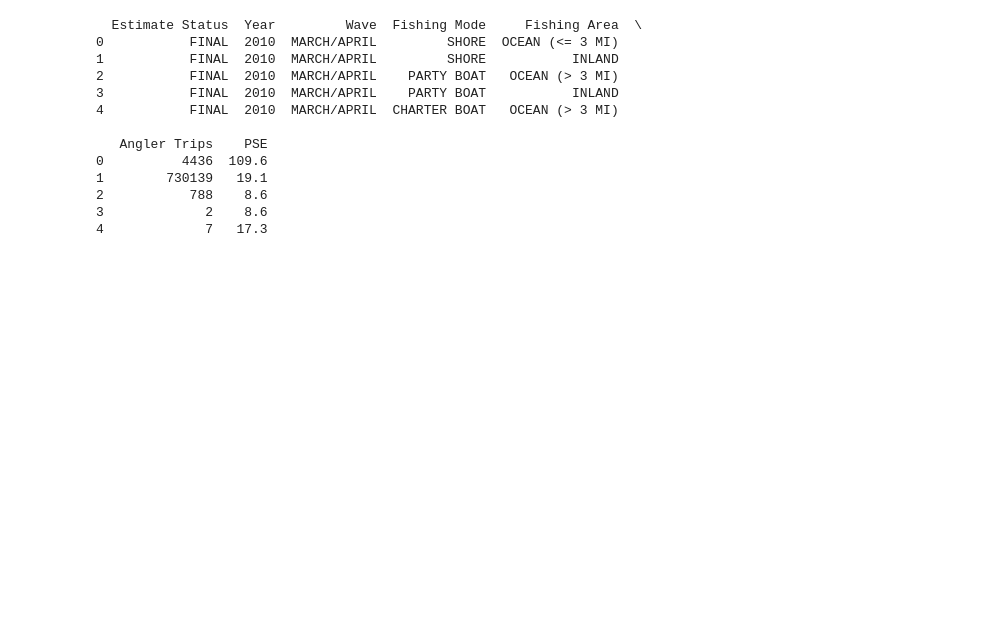
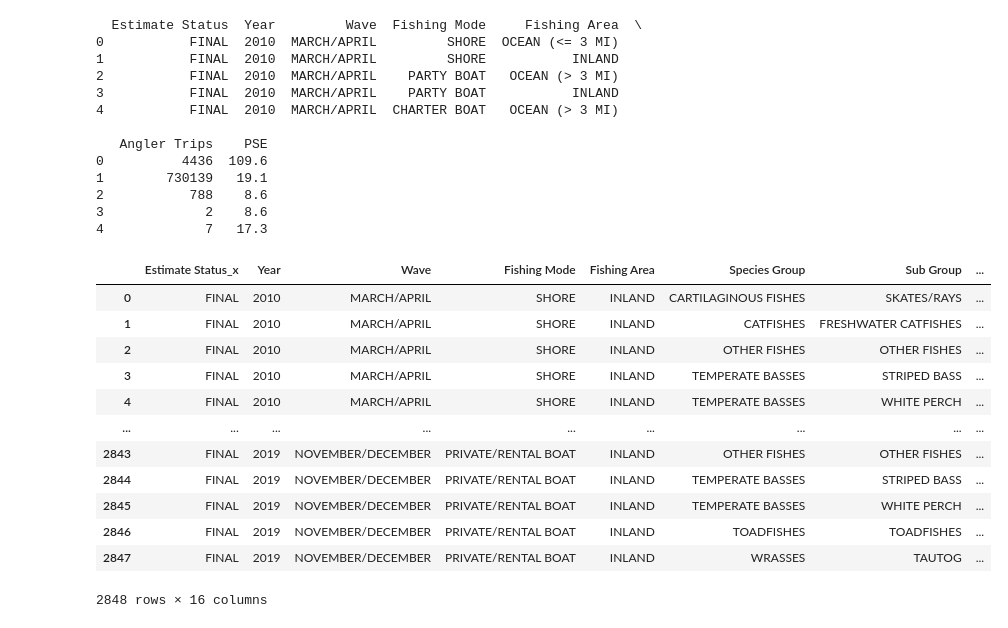
Before and after one commit to rjaynes/FishingModel, a Jupyter notebook: Fishing_Data_Wrangling.ipynb, the cells around one changed output. Cells and saved outputs as stored; diff of their text form; code cells hidden in the pictures; blank space fills up the shorter version.

```diff
--- a/Fishing_Data_Wrangling.ipynb
+++ b/Fishing_Data_Wrangling.ipynb
@@ -49,0 +46,17 @@ data2 = pd.read_csv('mrip_catch_snapshoted.csv', header=0)
+# %%
+df = pd.merge(data, catch_effort, how='left', on=['Year', 'Wave', 'Fishing Mode', 'Fishing Area'])
+df
+# %% [output]
+|  | Estimate Status_x | Year | Wave | Fishing Mode | Fishing Area | Species Group | Sub Group | ... |
+| 0 | FINAL | 2010 | MARCH/APRIL | SHORE | INLAND | CARTILAGINOUS FISHES | SKATES/RAYS | ... |
+| 1 | FINAL | 2010 | MARCH/APRIL | SHORE | INLAND | CATFISHES | FRESHWATER CATFISHES | ... |
+| 2 | FINAL | 2010 | MARCH/APRIL | SHORE | INLAND | OTHER FISHES | OTHER FISHES | ... |
+| 3 | FINAL | 2010 | MARCH/APRIL | SHORE | INLAND | TEMPERATE BASSES | STRIPED BASS | ... |
+| 4 | FINAL | 2010 | MARCH/APRIL | SHORE | INLAND | TEMPERATE BASSES | WHITE PERCH | ... |
+| ... | ... | ... | ... | ... | ... | ... | ... | ... |
+| 2843 | FINAL | 2019 | NOVEMBER/DECEMBER | PRIVATE/RENTAL BOAT | INLAND | OTHER FISHES | OTHER FISHES | ... |
+| 2844 | FINAL | 2019 | NOVEMBER/DECEMBER | PRIVATE/RENTAL BOAT | INLAND | TEMPERATE BASSES | STRIPED BASS | ... |
+| 2845 | FINAL | 2019 | NOVEMBER/DECEMBER | PRIVATE/RENTAL BOAT | INLAND | TEMPERATE BASSES | WHITE PERCH | ... |
+| 2846 | FINAL | 2019 | NOVEMBER/DECEMBER | PRIVATE/RENTAL BOAT | INLAND | TOADFISHES | TOADFISHES | ... |
+| 2847 | FINAL | 2019 | NOVEMBER/DECEMBER | PRIVATE/RENTAL BOAT | INLAND | WRASSES | TAUTOG | ... |
+2848 rows × 16 columns
```
Also changed, not shown: parts of 8 cells of this notebook.
